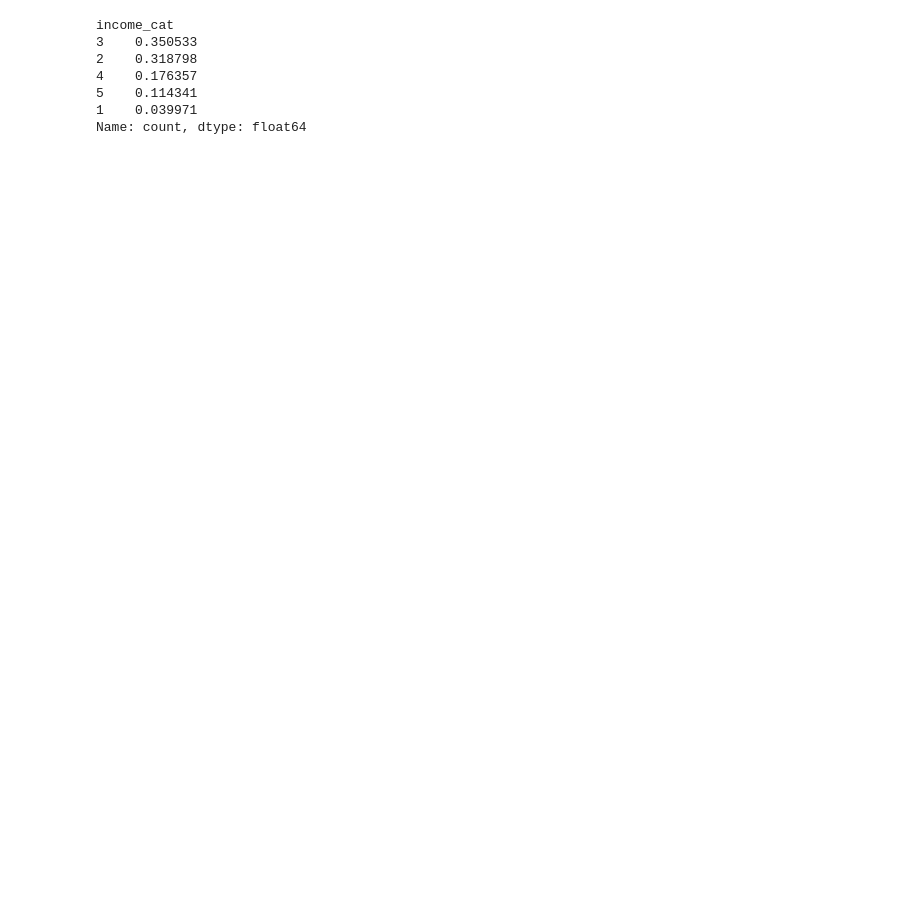
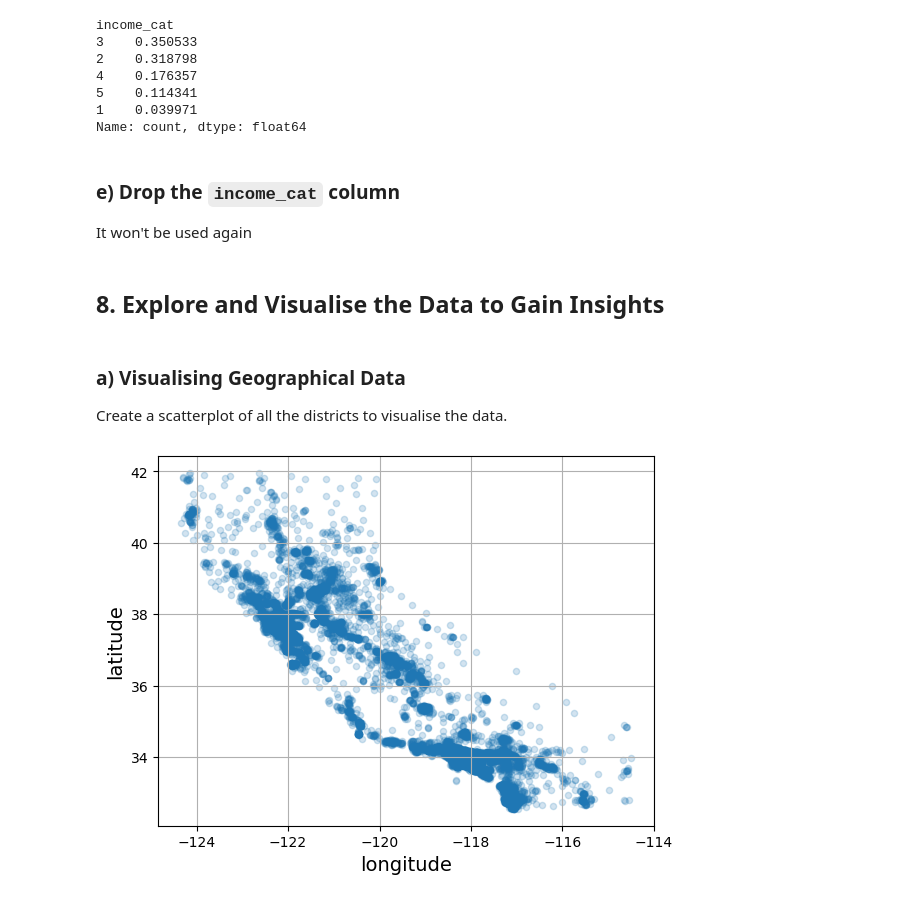
Before and after one commit to chrisanich/HOML_2026, a Jupyter notebook: 02_end_to_end_machine_learning_project.ipynb, the cells around one changed output. Cells and saved outputs as stored; diff of their text form; code cells hidden in the pictures; blank space fills up the shorter version.

```diff
--- a/02_end_to_end_machine_learning_project.ipynb
+++ b/02_end_to_end_machine_learning_project.ipynb
@@ -233,3 +245,6 @@ income_cat
 5    0.114341
 1    0.039971
 Name: count, dtype: float64
+# %% [markdown]
+### e) Drop the `income_cat` column
+It won't be used again
@@ -235,0 +256,18 @@ Name: count, dtype: float64
+# %% [markdown]
+## 8. Explore and Visualise the Data to Gain Insights
+# %%
+# Since various transformations of the full training set will be tested,
+# make a copy of the original so it's possible to revert it
+housing = strat_train_set.copy()
+# %% [markdown]
+### a) Visualising Geographical Data
+Create a scatterplot of all the districts to visualise the data.
+# %%
+# Geographical scatterplot of the data
+# By applying the `alpha` parameter to plot, it's possible to highlight
+# high-density areas
+housing.plot(kind="scatter", x="longitude", y="latitude", grid=True,
+            alpha=0.2)
+plt.show()
+# %% [output]
+[figure, added]
```
Also changed, not shown: parts of 15 cells of this notebook, 2 other files.
